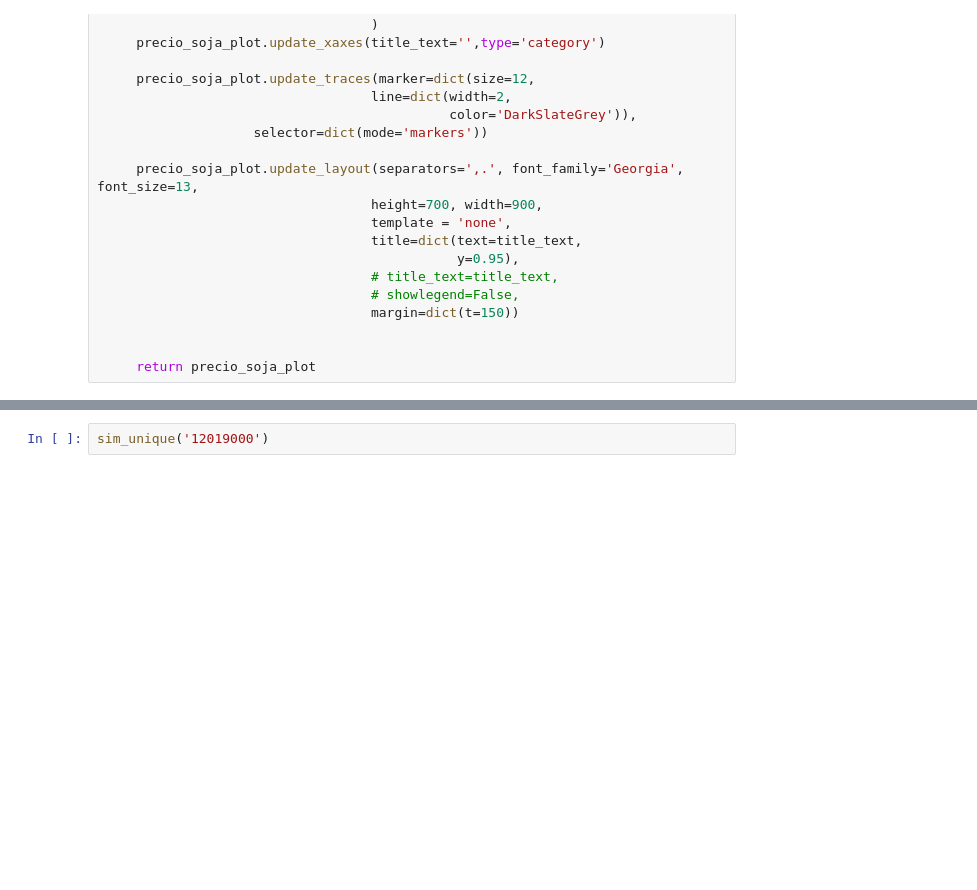
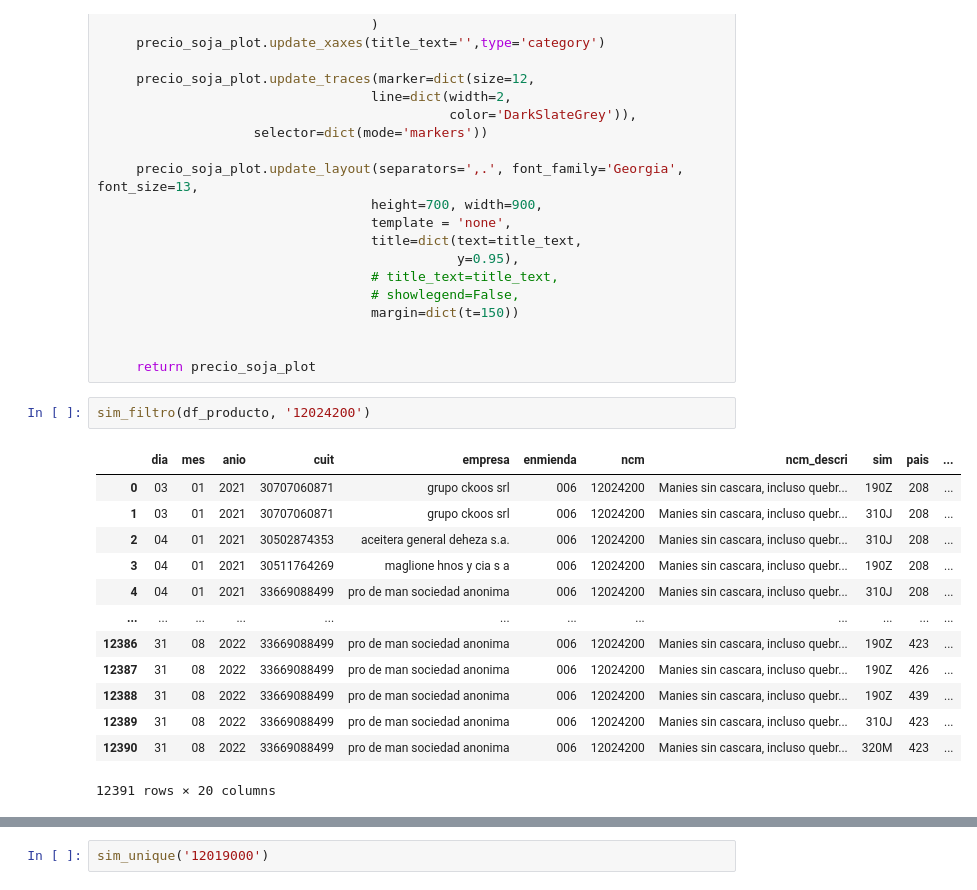
Before and after one commit to MartinBasualdo0/Misinvoicing, a Jupyter notebook: src/expo total.ipynb, the cells around one changed output, grey strips where cells are left out. Saved outputs shown, nothing was run; the diff lists cells and outputs as text; blank space fills up the shorter version.

```diff
--- a/src/expo total.ipynb
+++ b/src/expo total.ipynb
@@ -248,3 +256,19 @@ def plot_precio(df,ncm,sim='default', n_paises='default', color='pais_descri',pa
 
 
      return precio_soja_plot
+# %%
+sim_filtro(df_producto, '12024200')
+# %% [output]
+|  | dia | mes | anio | cuit | empresa | enmienda | ncm | ncm_descri | sim | pais | ... |
+| 0 | 03 | 01 | 2021 | 30707060871 | grupo ckoos srl | 006 | 12024200 | Manies sin cascara, incluso quebr... | 190Z | 208 | ... |
+| 1 | 03 | 01 | 2021 | 30707060871 | grupo ckoos srl | 006 | 12024200 | Manies sin cascara, incluso quebr... | 310J | 208 | ... |
+| 2 | 04 | 01 | 2021 | 30502874353 | aceitera general deheza s.a. | 006 | 12024200 | Manies sin cascara, incluso quebr... | 310J | 208 | ... |
+| 3 | 04 | 01 | 2021 | 30511764269 | maglione hnos y cia s a | 006 | 12024200 | Manies sin cascara, incluso quebr... | 190Z | 208 | ... |
+| 4 | 04 | 01 | 2021 | 33669088499 | pro de man sociedad anonima | 006 | 12024200 | Manies sin cascara, incluso quebr... | 310J | 208 | ... |
+| ... | ... | ... | ... | ... | ... | ... | ... | ... | ... | ... | ... |
+| 12386 | 31 | 08 | 2022 | 33669088499 | pro de man sociedad anonima | 006 | 12024200 | Manies sin cascara, incluso quebr... | 190Z | 423 | ... |
+| 12387 | 31 | 08 | 2022 | 33669088499 | pro de man sociedad anonima | 006 | 12024200 | Manies sin cascara, incluso quebr... | 190Z | 426 | ... |
+| 12388 | 31 | 08 | 2022 | 33669088499 | pro de man sociedad anonima | 006 | 12024200 | Manies sin cascara, incluso quebr... | 190Z | 439 | ... |
+| 12389 | 31 | 08 | 2022 | 33669088499 | pro de man sociedad anonima | 006 | 12024200 | Manies sin cascara, incluso quebr... | 310J | 423 | ... |
+| 12390 | 31 | 08 | 2022 | 33669088499 | pro de man sociedad anonima | 006 | 12024200 | Manies sin cascara, incluso quebr... | 320M | 423 | ... |
+12391 rows × 20 columns
```
Also changed, not shown: parts of 11 cells of this notebook.
